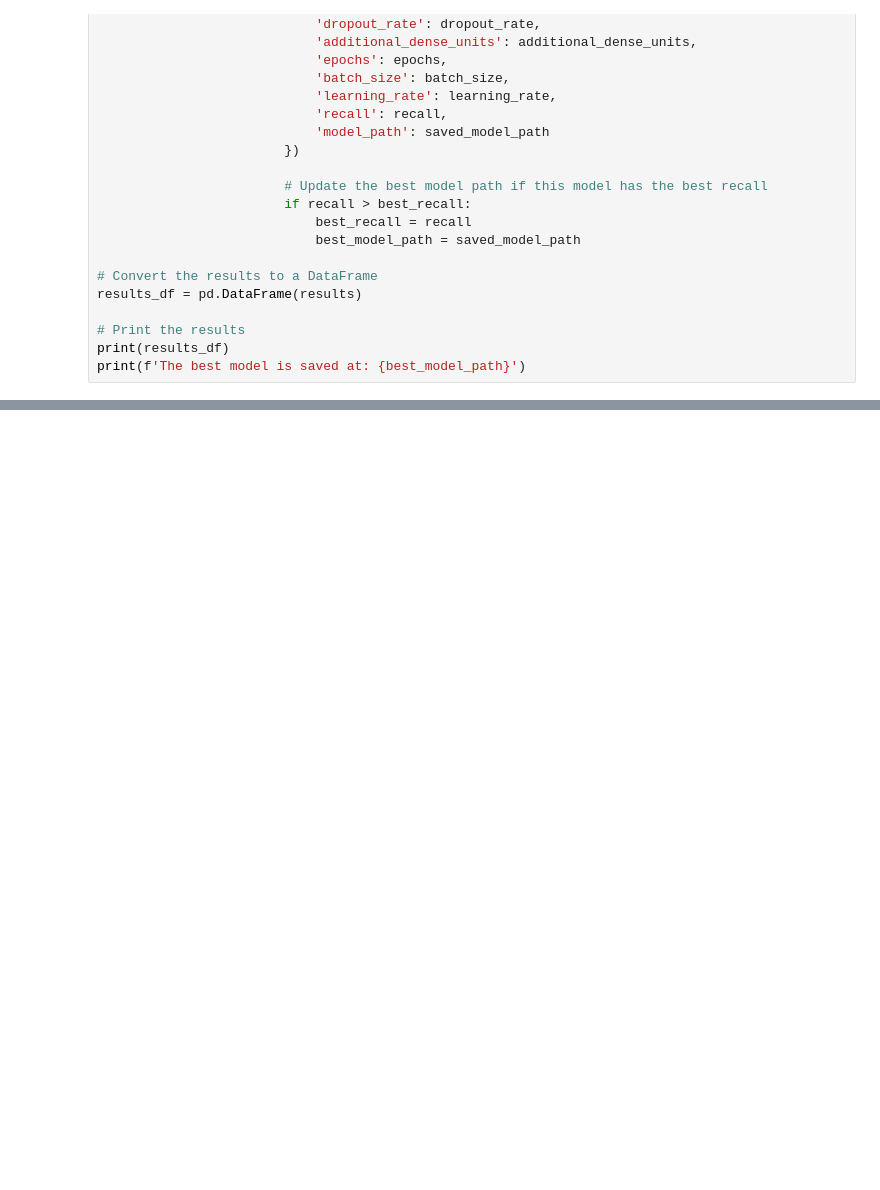
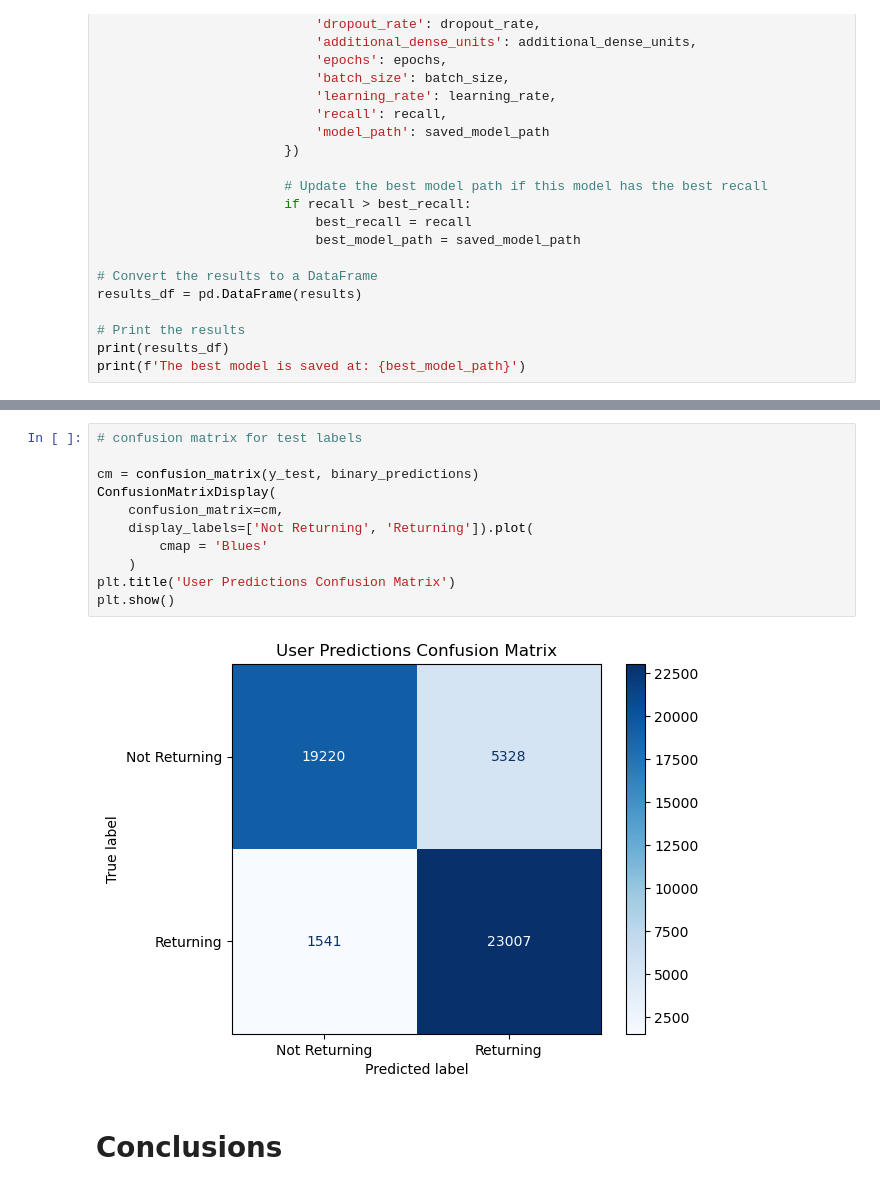
Before and after one commit to Mossd-2/DATASCI-207-Applied-Machine-Learning, a Jupyter notebook: project_notebook.ipynb, the cells around one changed output, grey strips where cells are left out. Drawn from its saved outputs; the diff is of its cells as text; blank space fills up the shorter version.

```diff
--- a/project_notebook.ipynb
+++ b/project_notebook.ipynb
@@ -1154,0 +1320,15 @@ print(f'Recall: {recall}')
+# %%
+# confusion matrix for test labels
+
+cm = confusion_matrix(y_test, binary_predictions)
+ConfusionMatrixDisplay(
+    confusion_matrix=cm,
+    display_labels=['Not Returning', 'Returning']).plot(
+        cmap = 'Blues'
+    )
+plt.title('User Predictions Confusion Matrix')
+plt.show()
+# %% [output]
+[figure, added]
+# %% [markdown]
+# Conclusions
```
Also changed, not shown: parts of 41 cells of this notebook.
